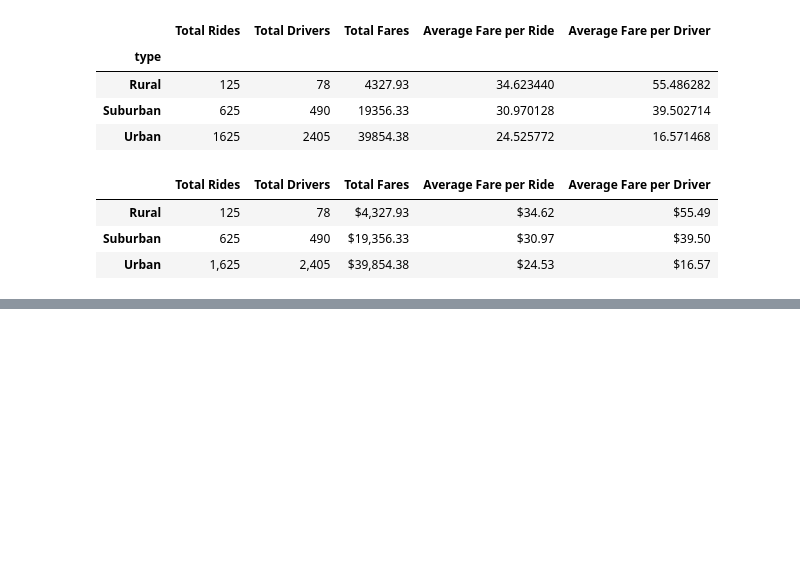
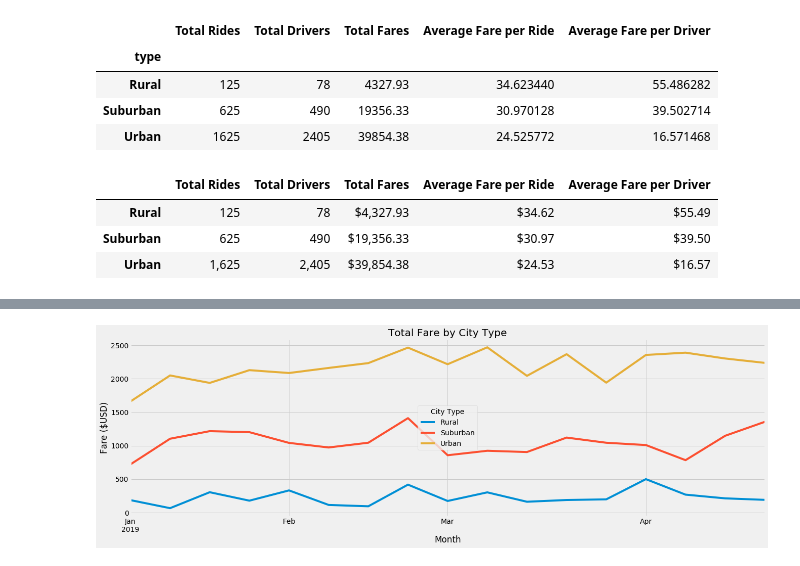
Before and after one commit to scottja312/PyBer_Analysis, a Jupyter notebook: PyBer_Challenge.ipynb, the cells around one changed output, grey strips where cells are left out. Cells and saved outputs as stored; diff of their text form; code cells hidden in the pictures; blank space fills up the shorter version.

Commit message:
added line graph to PyBer_Challenge.

```diff
--- a/PyBer_Challenge.ipynb
+++ b/PyBer_Challenge.ipynb
@@ -210,0 +335,4 @@ pyber_summary_df
+# %%
+# Reset df to pivot function in Pandas
+sum_fare_by_type = sum_fare_by_type_df.reset_index()
+sum_fare_by_type
@@ -210,0 +353,4 @@ pyber_summary_df
+# %%
+# Create a pivot table with the date as the index and columns as the type with fare in each
+sum_fare_by_type_pivot = sum_fare_by_type.pivot(index="Date", columns="City Type")["Fare"]
+sum_fare_by_type_pivot.head(25)
@@ -210,0 +378,4 @@ pyber_summary_df
+# %%
+# Create a new DataFrame from the pivot table DataFrame using loc
+fare_Jan_April = sum_fare_by_type_pivot.loc['2019-01-01':'2019-04-28']
+fare_Jan_April
@@ -210,0 +397,4 @@ pyber_summary_df
+# %%
+# Create a new DF and use resample by week and get sum of the fares for each week
+weekly_fares_df = fare_Jan_April.resample("W").sum()
+weekly_fares_df
@@ -210,0 +421,22 @@ pyber_summary_df
+# %%
+# Use axes plotting to add lables and titles
+from matplotlib import style
+import matplotlib.pyplot as plt
+
+#Import style from Matplotlib
+style.use("fivethirtyeight")
+ax = weekly_fares_df.plot(figsize=(20,6))
+
+#Add a title
+ax.set_title("Total Fare by City Type")
+
+#Add a x and y axis label
+ax.set_xlabel("Month")
+ax.set_ylabel("Fare ($USD)")
+
+# Save the figure as a .png in the PyBer_Analysis folder under "analysis".
+plt.savefig("Challenge_analysis/Challenge_fare_summary.png")
+
+plt.show()
+# %% [output]
+[figure, added]
```
Also changed, not shown: parts of 14 cells of this notebook, 2 other files.
